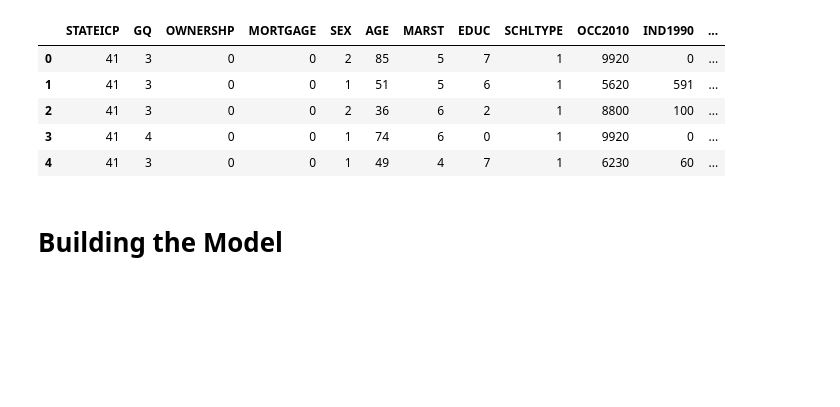
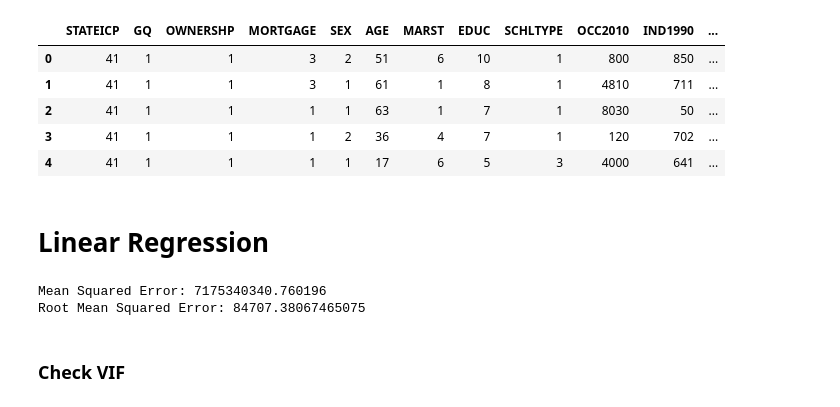
Before and after one commit to Jiazhou-Bi/ACS-Income-Model, a Jupyter notebook: scripts/06-model_data.ipynb, the cells around one changed output. Drawn from its saved outputs; the diff is of its cells as text; code cells hidden in the pictures; blank space fills up the shorter version.

Commit message:
Clean data, finish eda, fit model, revise model

```diff
--- a/scripts/06-model_data.ipynb
+++ b/scripts/06-model_data.ipynb
@@ -10,25 +10,28 @@
 # %%
 import pandas as pd
 from sklearn.model_selection import train_test_split
 from sklearn.ensemble import RandomForestRegressor
 from sklearn.metrics import mean_squared_error
 from sklearn.preprocessing import OneHotEncoder
 from sklearn.preprocessing import OrdinalEncoder
 from sklearn.compose import ColumnTransformer
 from sklearn.pipeline import Pipeline
 from sklearn.linear_model import LinearRegression
 # Adding progress bar for the model's training
 from sklearn.utils import parallel_backend
 from tqdm import tqdm
 import joblib
 df = pd.read_csv('../data/02-analysis_data/cleaned_data.csv')
+
+# Create the interaction term between EDUC_new and SEX
+df['EDUC_SEX_INTERACTION'] = df['EDUC_new'] * df['SEX']
 df.head()
 # %% [output]
 |  | STATEICP | GQ | OWNERSHP | MORTGAGE | SEX | AGE | MARST | EDUC | SCHLTYPE | OCC2010 | IND1990 | ... |
-| 0 | 41 | 3 | 0 | 0 | 2 | 85 | 5 | 7 | 1 | 9920 | 0 | ... |
-| 1 | 41 | 3 | 0 | 0 | 1 | 51 | 5 | 6 | 1 | 5620 | 591 | ... |
-| 2 | 41 | 3 | 0 | 0 | 2 | 36 | 6 | 2 | 1 | 8800 | 100 | ... |
-| 3 | 41 | 4 | 0 | 0 | 1 | 74 | 6 | 0 | 1 | 9920 | 0 | ... |
-| 4 | 41 | 3 | 0 | 0 | 1 | 49 | 4 | 7 | 1 | 6230 | 60 | ... |
+| 0 | 41 | 1 | 1 | 3 | 2 | 51 | 6 | 10 | 1 | 800 | 850 | ... |
+| 1 | 41 | 1 | 1 | 3 | 1 | 61 | 1 | 8 | 1 | 4810 | 711 | ... |
+| 2 | 41 | 1 | 1 | 1 | 1 | 63 | 1 | 7 | 1 | 8030 | 50 | ... |
+| 3 | 41 | 1 | 1 | 1 | 2 | 36 | 4 | 7 | 1 | 120 | 702 | ... |
+| 4 | 41 | 1 | 1 | 1 | 1 | 17 | 6 | 5 | 3 | 4000 | 641 | ... |
-# %% [markdown]
-# Building the Model
+# %% [markdown]
+# Linear Regression
@@ -34,0 +65,22 @@ df.head()
+# %%
+# Create the pipeline and fit the model
+model = Pipeline(steps=[
+    ('preprocessor', preprocessor),
+    ('regressor', LinearRegression())
+])
+
+# Fit the model
+model.fit(X_train, y_train)
+
+# Make predictions and evaluate
+y_pred = model.predict(X_test)
+mse = mean_squared_error(y_test, y_pred)
+rmse = mse ** 0.5
+
+print(f'Mean Squared Error: {mse}')
+print(f'Root Mean Squared Error: {rmse}')
+# %% [output]
+Mean Squared Error: 7175340340.760196
+Root Mean Squared Error: 84707.38067465075
+# %% [markdown]
+### Check VIF
```
Also changed, not shown: parts of 32 cells of this notebook, 37 other files.
